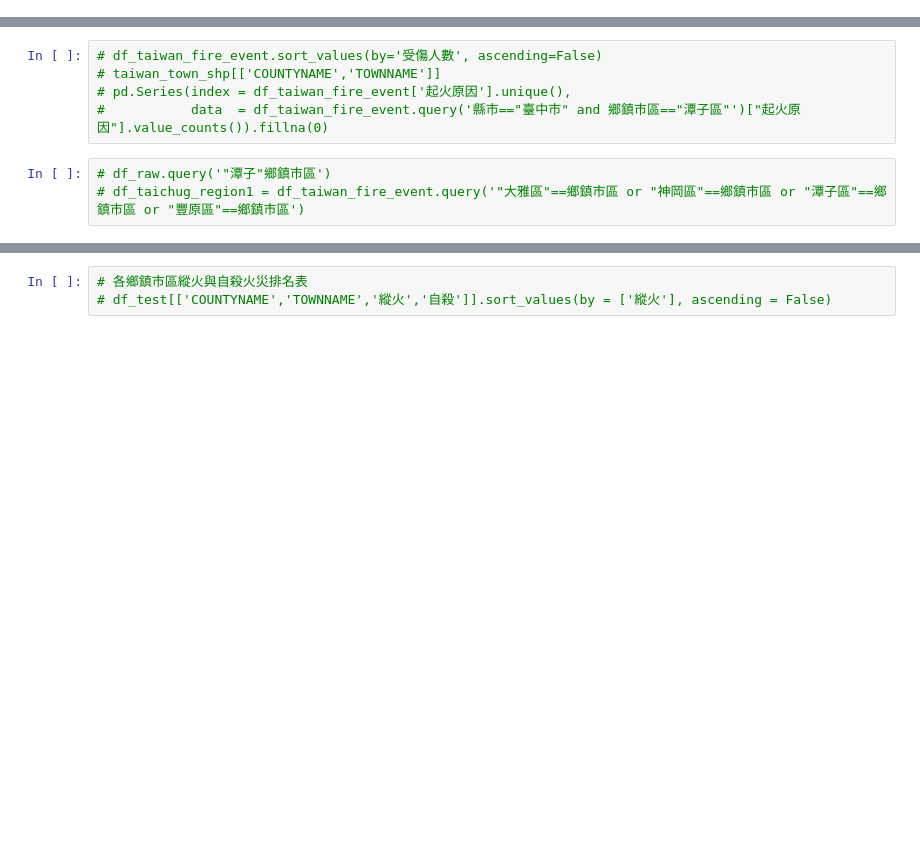
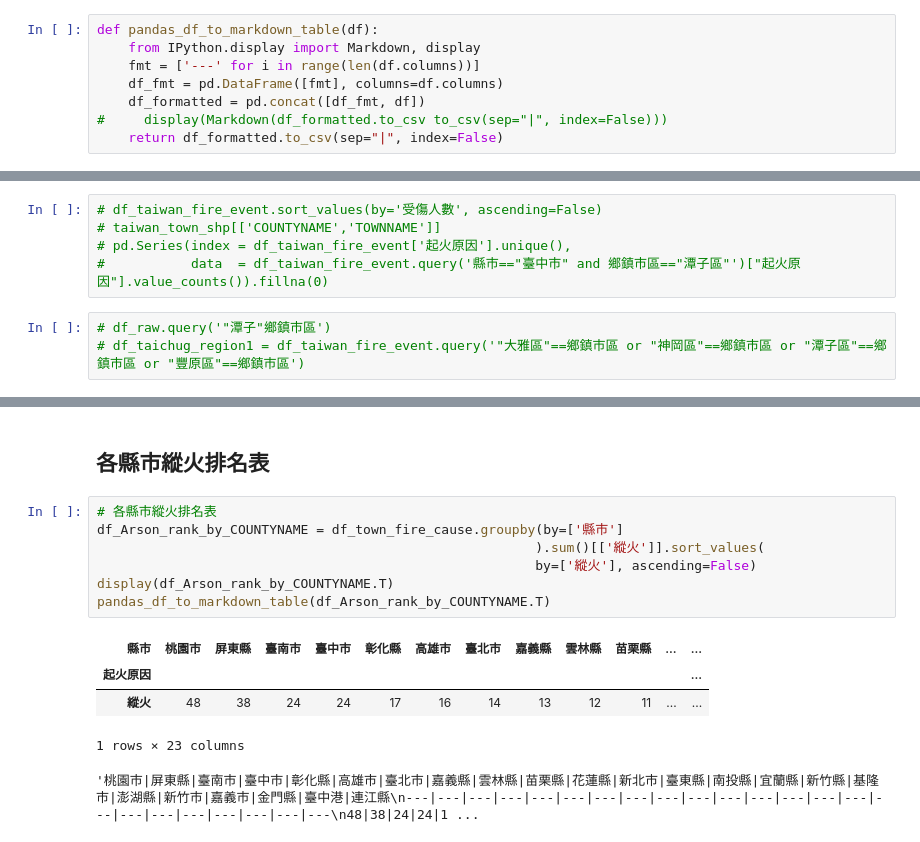
Before and after one commit to mosdeo/104-Taichung_FireDisasterEvent_DataMining, a Jupyter notebook: 104年臺灣火災事件資料探勘.ipynb, the cells around one changed output, grey strips where cells are left out. Drawn from its saved outputs; the diff is of its cells as text; blank space fills up the shorter version.

```diff
--- a/104年臺灣火災事件資料探勘.ipynb
+++ b/104年臺灣火災事件資料探勘.ipynb
@@ -9,3 +30,11 @@ plt.rcParams['figure.dpi'] = 300
+# %%
+def pandas_df_to_markdown_table(df):
+    from IPython.display import Markdown, display
+    fmt = ['---' for i in range(len(df.columns))]
+    df_fmt = pd.DataFrame([fmt], columns=df.columns)
+    df_formatted = pd.concat([df_fmt, df])
+#     display(Markdown(df_formatted.to_csv to_csv(sep="|", index=False)))
+    return df_formatted.to_csv(sep="|", index=False)
 # %% [markdown]
 # 讀取台灣地圖資料
 ### 欄位
@@ -152,3 +226,15 @@ df_test = df_test.merge(right = df_town_fire_cause,
-# %%
-# 各鄉鎮市區縱火與自殺火災排名表
-# df_test[['COUNTYNAME','TOWNNAME','縱火','自殺']].sort_values(by = ['縱火'], ascending = False)
+# %% [markdown]
+## 各縣市縱火排名表
+# %%
+# 各縣市縱火排名表
+df_Arson_rank_by_COUNTYNAME = df_town_fire_cause.groupby(by=['縣市']
+                                                        ).sum()[['縱火']].sort_values(
+                                                        by=['縱火'], ascending=False)
+display(df_Arson_rank_by_COUNTYNAME.T)
+pandas_df_to_markdown_table(df_Arson_rank_by_COUNTYNAME.T)
+# %% [output]
+| 縣市 | 桃園市 | 屏東縣 | 臺南市 | 臺中市 | 彰化縣 | 高雄市 | 臺北市 | 嘉義縣 | 雲林縣 | 苗栗縣 | ... | ... |
+| 起火原因 |  |  |  |  |  |  |  |  |  |  |  | ... |
+| 縱火 | 48 | 38 | 24 | 24 | 17 | 16 | 14 | 13 | 12 | 11 | ... | ... |
+1 rows × 23 columns
+'桃園市|屏東縣|臺南市|臺中市|彰化縣|高雄市|臺北市|嘉義縣|雲林縣|苗栗縣|花蓮縣|新北市|臺東縣|南投縣|宜蘭縣|新竹縣|基隆市|澎湖縣|新竹市|嘉義市|金門縣|臺中港|連江縣\n---|---|---|---|---|---|---|---|---|---|---|---|---|---|---|---|---|---|---|---|---|---|---\n48|38|24|24|1 ...
```
Also changed, not shown: parts of 14 cells of this notebook.
